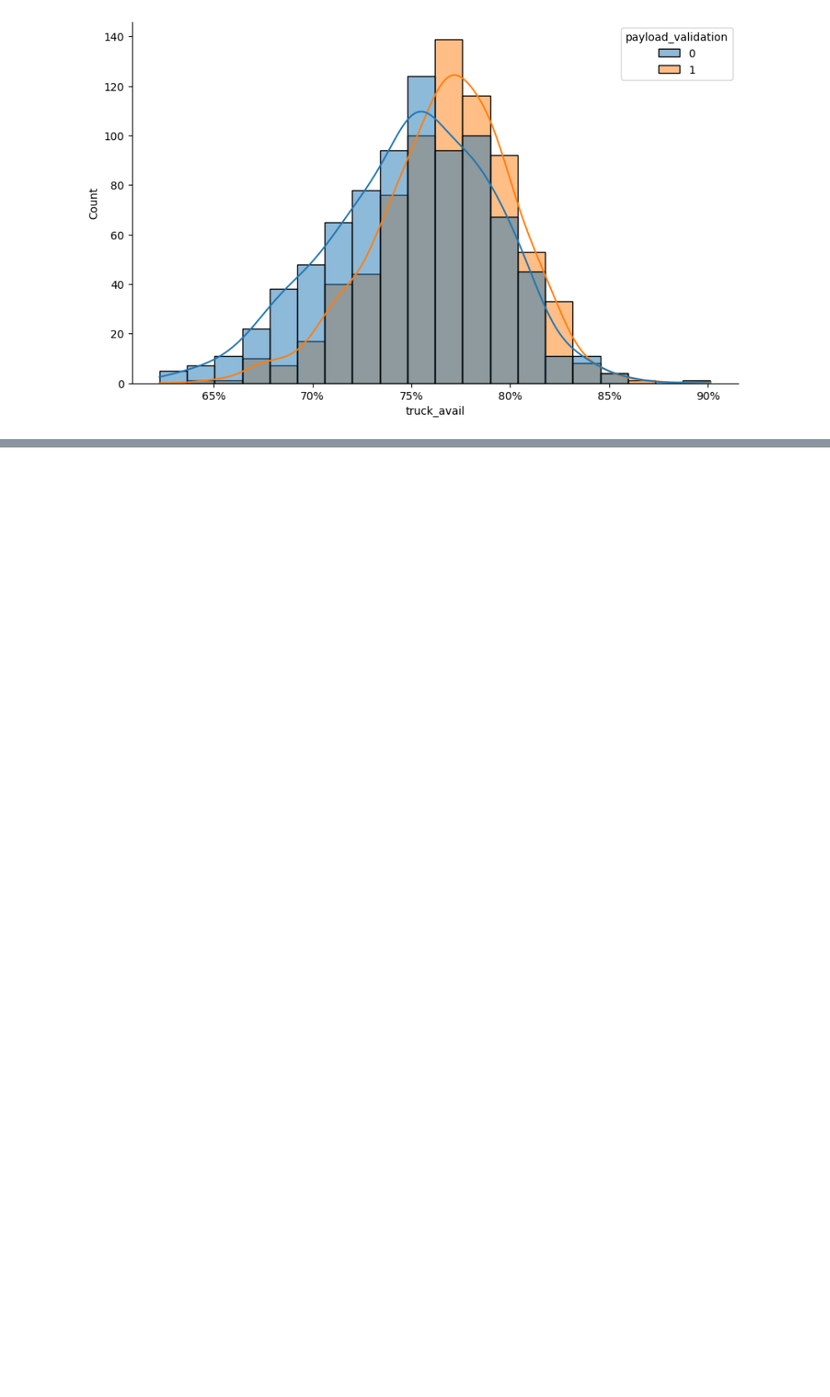
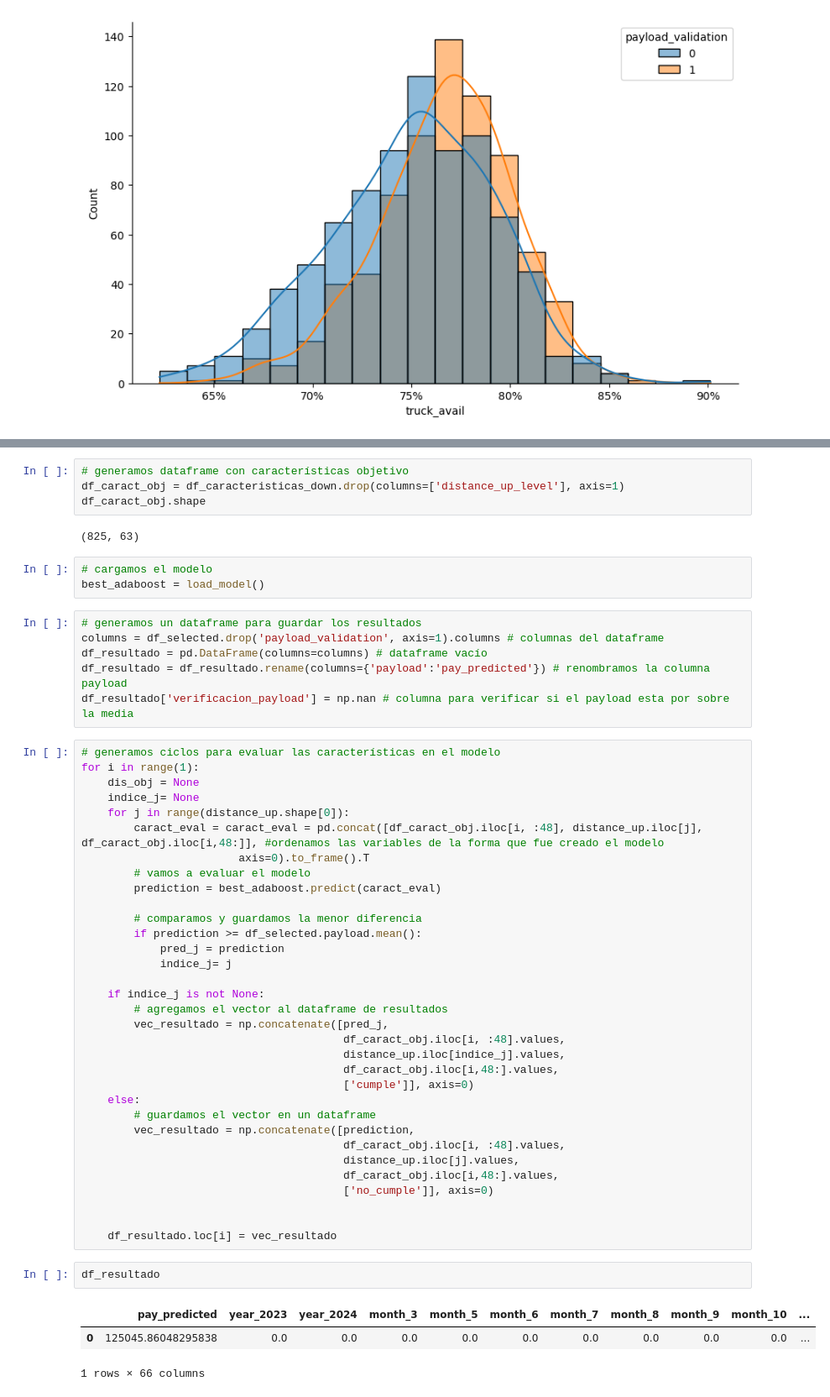
Before and after one commit to ecdiazl/capstone-project, a Jupyter notebook: ADABoost/Capstone - Prescripción.ipynb, the cells around one changed output, grey strips where cells are left out. Shown at 84% size. Saved outputs shown, nothing was run; the diff lists cells and outputs as text; blank space fills up the shorter version.

```diff
--- a/ADABoost/Capstone - Prescripción.ipynb
+++ b/ADABoost/Capstone - Prescripción.ipynb
@@ -356,0 +322,54 @@ plt.show()
+# %%
+# generamos dataframe con características objetivo
+df_caract_obj = df_caracteristicas_down.drop(columns=['distance_up_level'], axis=1)
+df_caract_obj.shape
+# %% [output]
+(825, 63)
+# %%
+# cargamos el modelo
+best_adaboost = load_model()
+# %%
+# generamos un dataframe para guardar los resultados
+columns = df_selected.drop('payload_validation', axis=1).columns # columnas del dataframe
+df_resultado = pd.DataFrame(columns=columns) # dataframe vacío
+df_resultado = df_resultado.rename(columns={'payload':'pay_predicted'}) # renombramos la columna payload
+df_resultado['verificacion_payload'] = np.nan # columna para verificar si el payload esta por sobre la media
+# %%
+# generamos ciclos para evaluar las características en el modelo
+for i in range(1):
+    dis_obj = None
+    indice_j= None
+    for j in range(distance_up.shape[0]):
+        caract_eval = caract_eval = pd.concat([df_caract_obj.iloc[i, :48], distance_up.iloc[j], df_caract_obj.iloc[i,48:]], #ordenamos las variables de la forma que fue creado el modelo
+                        axis=0).to_frame().T
+        # vamos a evaluar el modelo
+        prediction = best_adaboost.predict(caract_eval)
+
+        # comparamos y guardamos la menor diferencia
+        if prediction >= df_selected.payload.mean():
+            pred_j = prediction
+            indice_j= j
+
+    if indice_j is not None:
+        # agregamos el vector al dataframe de resultados
+        vec_resultado = np.concatenate([pred_j,
+                                        df_caract_obj.iloc[i, :48].values,
+                                        distance_up.iloc[indice_j].values,
+                                        df_caract_obj.iloc[i,48:].values,
+                                        ['cumple']], axis=0)
+    else:
+        # guardamos el vector en un dataframe
+        vec_resultado = np.concatenate([prediction,
+                                        df_caract_obj.iloc[i, :48].values,
+                                        distance_up.iloc[j].values,
+                                        df_caract_obj.iloc[i,48:].values,
+                                        ['no_cumple']], axis=0)
+
+
+    df_resultado.loc[i] = vec_resultado
+# %%
+df_resultado
+# %% [output]
+|  | pay_predicted | year_2023 | year_2024 | month_3 | month_5 | month_6 | month_7 | month_8 | month_9 | month_10 | ... |
+| 0 | 125045.86048295838 | 0.0 | 0.0 | 0.0 | 0.0 | 0.0 | 0.0 | 0.0 | 0.0 | 0.0 | ... |
+1 rows × 66 columns
```
Also changed, not shown: parts of 19 cells of this notebook, 3 other files.
